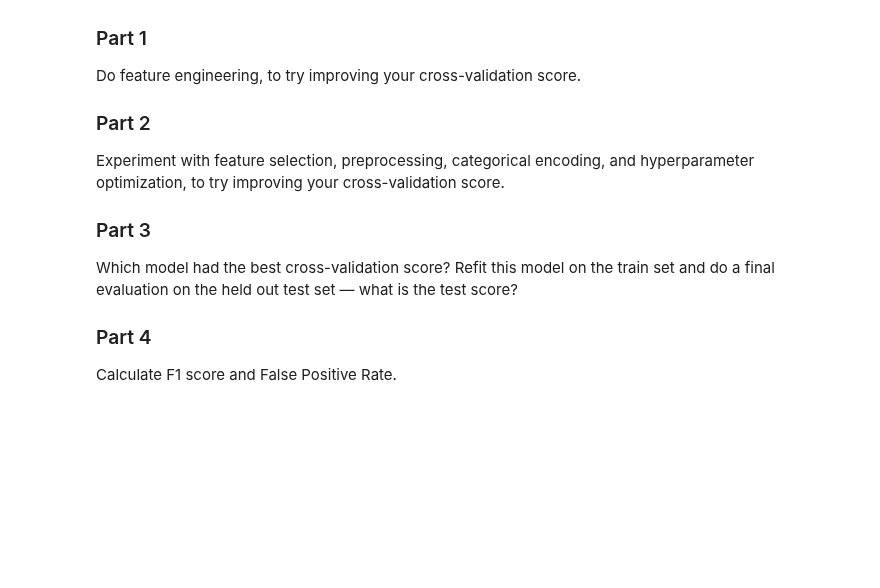
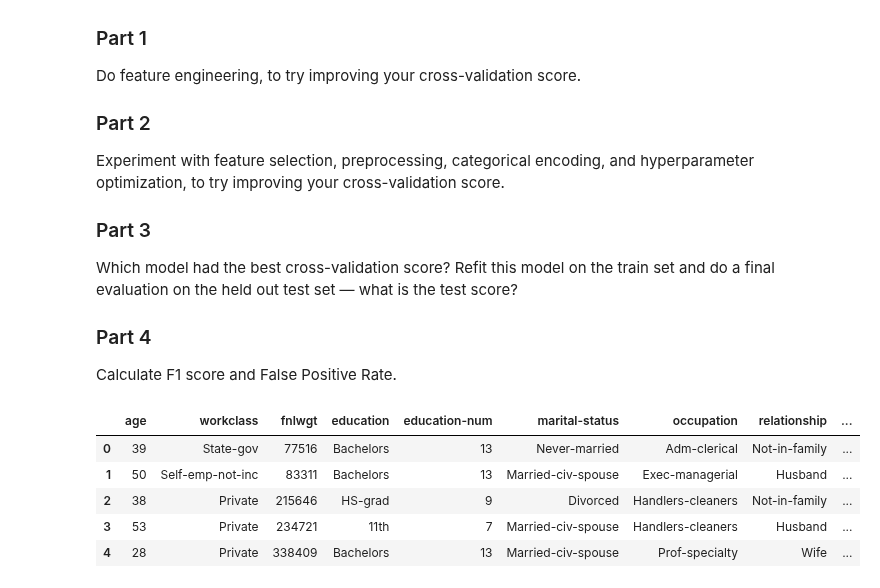
Before and after one commit to LambdaSchool/DS-Unit-2-Sprint-3-Classification-Validation, a Jupyter notebook: DS_Unit_2_Sprint_Challenge_3_Classification_Validation.ipynb, the cells around one changed output. Drawn from its saved outputs; the diff is of its cells as text; code cells hidden in the pictures; blank space fills up the shorter version.

```diff
--- a/DS_Unit_2_Sprint_Challenge_3_Classification_Validation.ipynb
+++ b/DS_Unit_2_Sprint_Challenge_3_Classification_Validation.ipynb
@@ -285,3 +285,47 @@ Which model had the best cross-validation score? Refit this model on the train s
 
 ### Part 4
 Calculate F1 score and False Positive Rate.
+# %%
+import pandas as pd
+from sklearn.ensemble import RandomForestClassifier
+from sklearn.preprocessing import StandardScaler
+from sklearn.pipeline import make_pipeline
+from sklearn.linear_model import LogisticRegression
+from sklearn.preprocessing import StandardScaler
+from sklearn.model_selection import cross_val_score
+import category_encoders as ce
+from sklearn.model_selection import train_test_split
+import numpy as np
+from sklearn.tree import DecisionTreeClassifier
+from xgboost import XGBClassifier
+
+
+columns = ['age',
+           'workclass',
+           'fnlwgt',
+           'education',
+           'education-num',
+           'marital-status',
+           'occupation',
+           'relationship',
+           'race',
+           'sex',
+           'capital-gain',
+           'capital-loss',
+           'hours-per-week',
+           'native-country',
+           'income']
+
+df = pd.read_csv('https://archive.ics.uci.edu/ml/machine-learning-databases/adult/adult.data',
+                 header=None, names=columns)
+
+df['income'] = df['income'].str.strip()
+# %%
+df.head()
+# %% [output]
+|  | age | workclass | fnlwgt | education | education-num | marital-status | occupation | relationship | ... |
+| 0 | 39 | State-gov | 77516 | Bachelors | 13 | Never-married | Adm-clerical | Not-in-family | ... |
+| 1 | 50 | Self-emp-not-inc | 83311 | Bachelors | 13 | Married-civ-spouse | Exec-managerial | Husband | ... |
+| 2 | 38 | Private | 215646 | HS-grad | 9 | Divorced | Handlers-cleaners | Not-in-family | ... |
+| 3 | 53 | Private | 234721 | 11th | 7 | Married-civ-spouse | Handlers-cleaners | Husband | ... |
+| 4 | 28 | Private | 338409 | Bachelors | 13 | Married-civ-spouse | Prof-specialty | Wife | ... |
```
Also changed, not shown: parts of 15 cells of this notebook.
